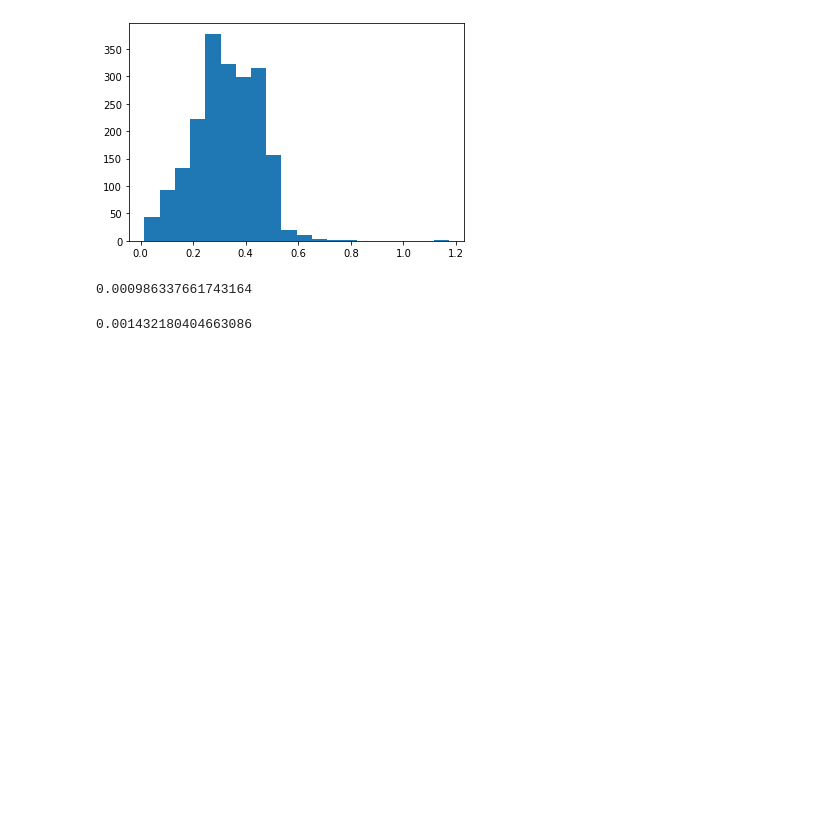
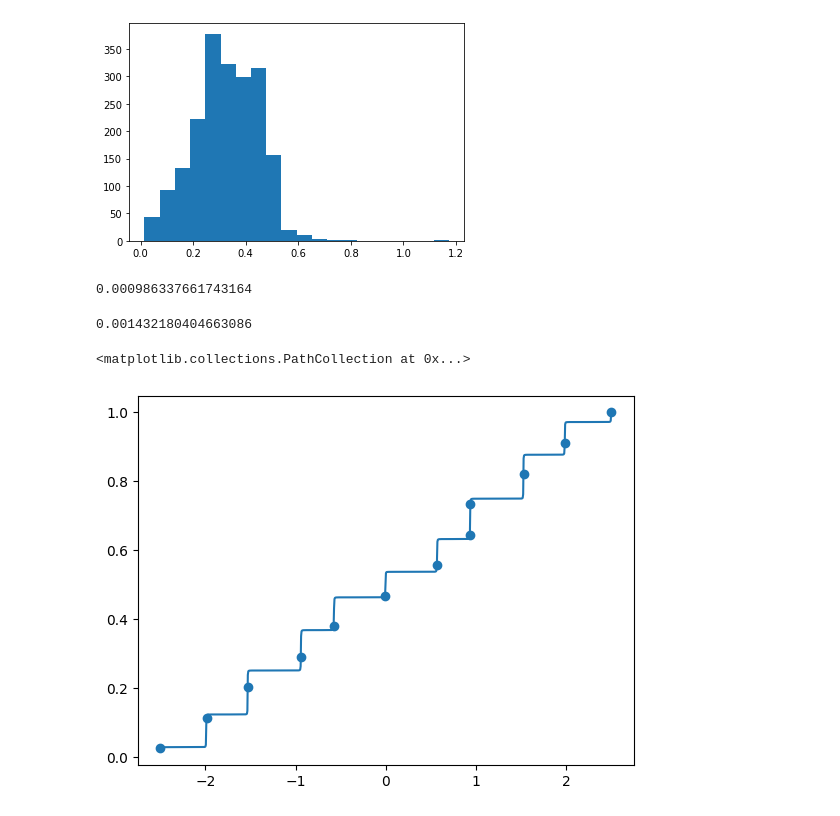
Before and after one commit to daniellengyel/FunctionApproximation, a Jupyter notebook: notebooks/AnalyzeCurvConfigGood.ipynb, the cells around one changed output. Saved outputs shown, nothing was run; the diff lists cells and outputs as text; code cells hidden in the pictures; blank space fills up the shorter version.

```diff
--- a/notebooks/AnalyzeCurvConfigGood.ipynb
+++ b/notebooks/AnalyzeCurvConfigGood.ipynb
@@ -304,0 +376,16 @@ z_quadrics_f.shape
+# %%
+F = get_func("Rasti")
+N_high = 1000
+N_low = 12
+
+
+prm = curv_hess_parmetrization(F, N_high, reparm_type="curv", use_norm=False)
+plt.plot(np.linspace(F.bounds[0][0], F.bounds[0][1], N_high), prm)
+X_data = get_curv_hess_reparam(F, N_high, N_low, reparm_type="curv", use_norm=False)
+
+x_l, x_u = F.bounds[0]
+x_low_curv_uniform = np.linspace(min(prm), max(prm), N_low)
+plt.scatter(X_data, x_low_curv_uniform)
+# %% [output]
+<matplotlib.collections.PathCollection at 0x...>
+[figure, added]
```
Also changed, not shown: parts of 13 cells of this notebook, 13 other files.
